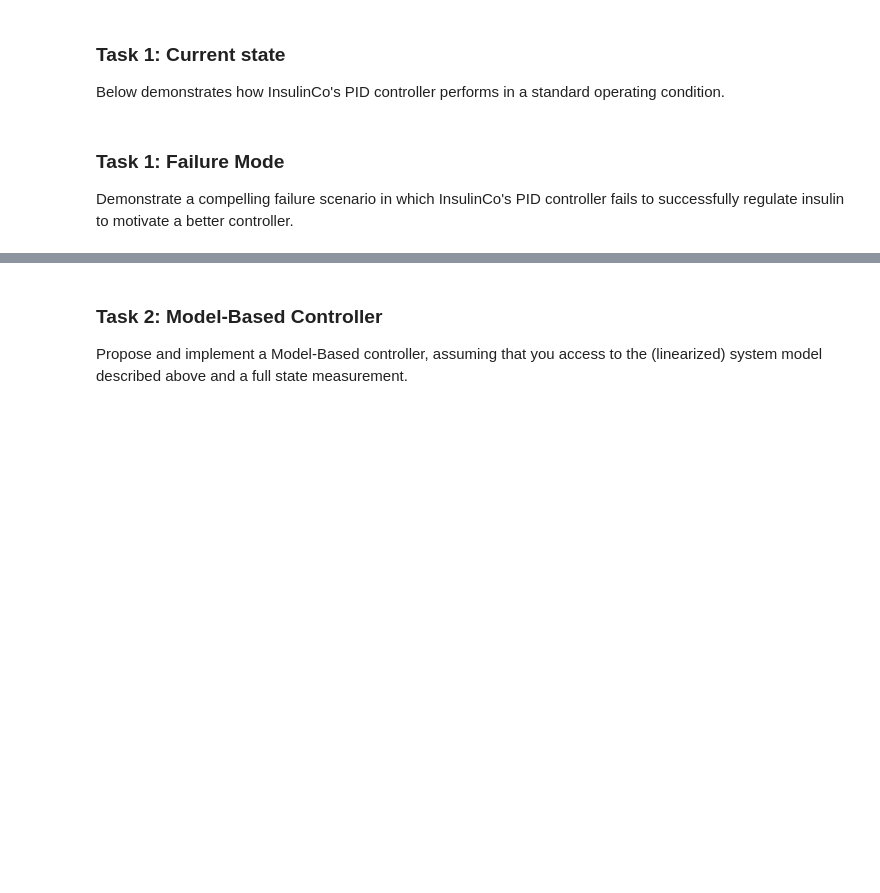
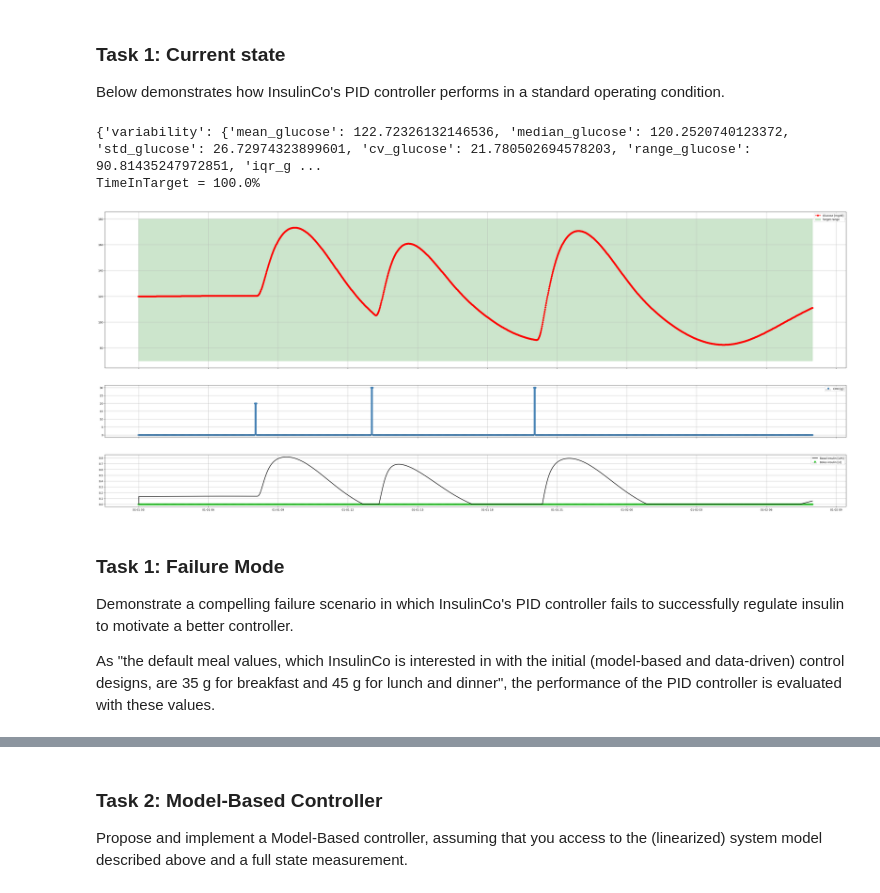
Before and after one commit to Jackmastro/MPC_DeePC_COCO, a Jupyter notebook: COCO2024project.ipynb, the cells around one changed output, grey strips where cells are left out. Cells and saved outputs as stored; diff of their text form; code cells hidden in the pictures; blank space fills up the shorter version.

Commit message:
task 1: failure mode first solution

```diff
--- a/COCO2024project.ipynb
+++ b/COCO2024project.ipynb
@@ -429,33 +470,41 @@ Below demonstrates how InsulinCo's PID controller performs in a standard operati
 # %%
 ##################################### Demonstration of InsulinCo's PID control  ###################################
 
 basal_handler_params = dict()
 basal_handler_params['default_rate'] = 0.01
 
 # Get test data
-data_given = pd.read_csv(
-        os.path.join(os.path.abspath(''), 'data', 'data_cho.csv'))
+data_given = pd.read_csv(os.path.join(os.path.abspath(''), 'data', 'data_cho.csv'))
+# data_given = pd.read_csv(os.path.join(os.path.abspath(''), 'data', 'task01_failure_mode.csv'))
+# data_given = pd.read_csv(os.path.join(os.path.abspath(''), 'your_file.csv'))
 
 # Instatiating PID Controller
 pid_controller = PIDController(Ki=0.0, Kd=0.005, Kp=0.0002)
 
 # Running the simulation
 glucose, i, insulin_bolus, m, time = simulate(basal_handler=pid_controller.compute_pid,
-       basal_handler_params=basal_handler_params, data_given=data_given,
-       meal_input_modulation_factor=1)
+                                              basal_handler_params=basal_handler_params,
+                                              data_given=data_given,
+                                              meal_input_modulation_factor=1)
 
 data = glucose_time_vectors_to_dataframe(glucose=glucose, t=time)
 
 agata = Agata()
 results = agata.analyze_glucose_profile(data)
 print(results)
 
 TimeInTarget = time_in_target(data)
 print('TimeInTarget = ' + str(TimeInTarget) + '%')
 
 plot_results(glucose=glucose,insulin_bolus=insulin_bolus, i=i, m=m, time=time)
+# %% [output]
+{'variability': {'mean_glucose': 122.72326132146536, 'median_glucose': 120.2520740123372, 'std_glucose': 26.72974323899601, 'cv_glucose': 21.780502694578203, 'range_glucose': 90.81435247972851, 'iqr_g ...
+TimeInTarget = 100.0%
+[figure, added]
 # %% [markdown]
 ### Task 1: Failure Mode
 
 Demonstrate a compelling failure scenario in which InsulinCo's PID controller fails to successfully regulate insulin to motivate a better controller.
+
+As "the default meal values, which InsulinCo is interested in with the initial (model-based and data-driven) control designs, are 35 g for breakfast and 45 g for lunch and dinner", the performance of the PID controller is evaluated with these values.
 # %%
```
Also changed, not shown: parts of 10 cells of this notebook, 2 other files.
